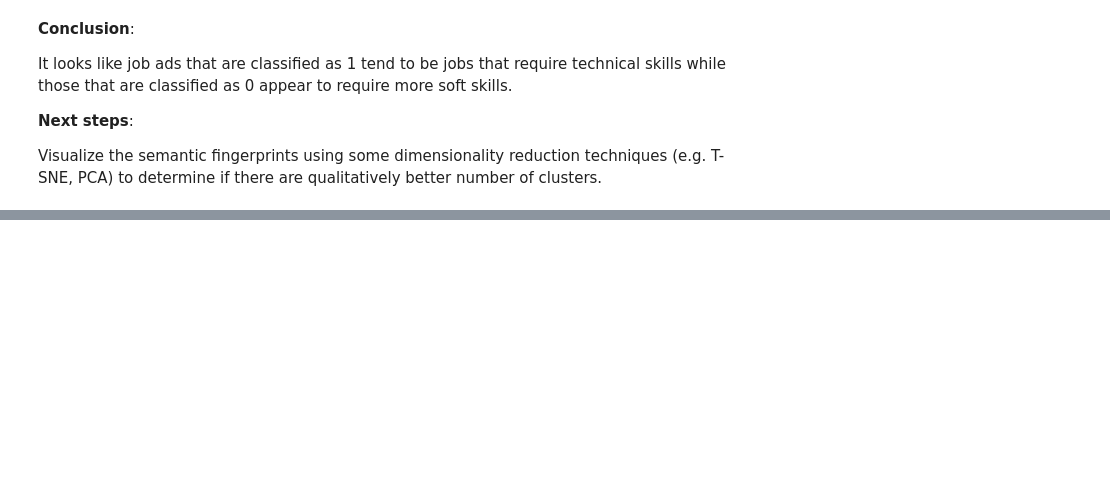
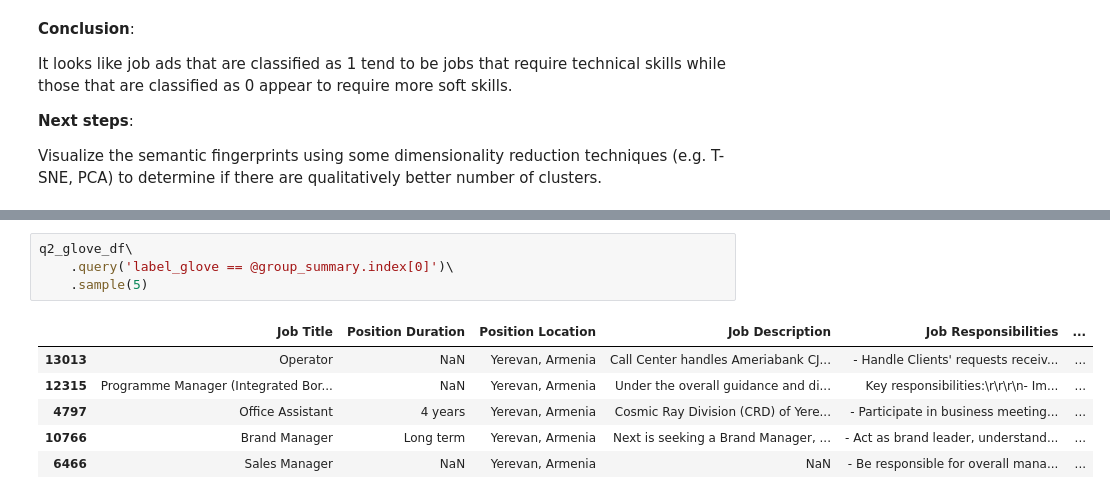
Before and after one commit to hsm207/seek, a Jupyter notebook: notebooks/question_3.ipynb, the cells around one changed output, grey strips where cells are left out. Drawn from its saved outputs; the diff is of its cells as text; blank space fills up the shorter version.

```diff
--- a/notebooks/question_3.ipynb
+++ b/notebooks/question_3.ipynb
@@ -164,0 +229,11 @@ Visualize the semantic fingerprints using some dimensionality reduction techniqu
+# %%
+q2_glove_df\
+    .query('label_glove == @group_summary.index[0]')\
+    .sample(5)
+# %% [output]
+|  | Job Title | Position Duration | Position Location | Job Description | Job Responsibilities | ... |
+| 13013 | Operator | NaN | Yerevan, Armenia | Call Center handles Ameriabank CJ... | - Handle Clients' requests receiv... | ... |
+| 12315 | Programme Manager (Integrated Bor... | NaN | Yerevan, Armenia | Under the overall guidance and di... | Key responsibilities:\r\r\r\n- Im... | ... |
+| 4797 | Office Assistant | 4 years | Yerevan, Armenia | Cosmic Ray Division (CRD) of Yere... | - Participate in business meeting... | ... |
+| 10766 | Brand Manager | Long term | Yerevan, Armenia | Next is seeking a Brand Manager, ... | - Act as brand leader, understand... | ... |
+| 6466 | Sales Manager | NaN | Yerevan, Armenia | NaN | - Be responsible for overall mana... | ... |
```
Also changed, not shown: parts of 33 cells of this notebook.
